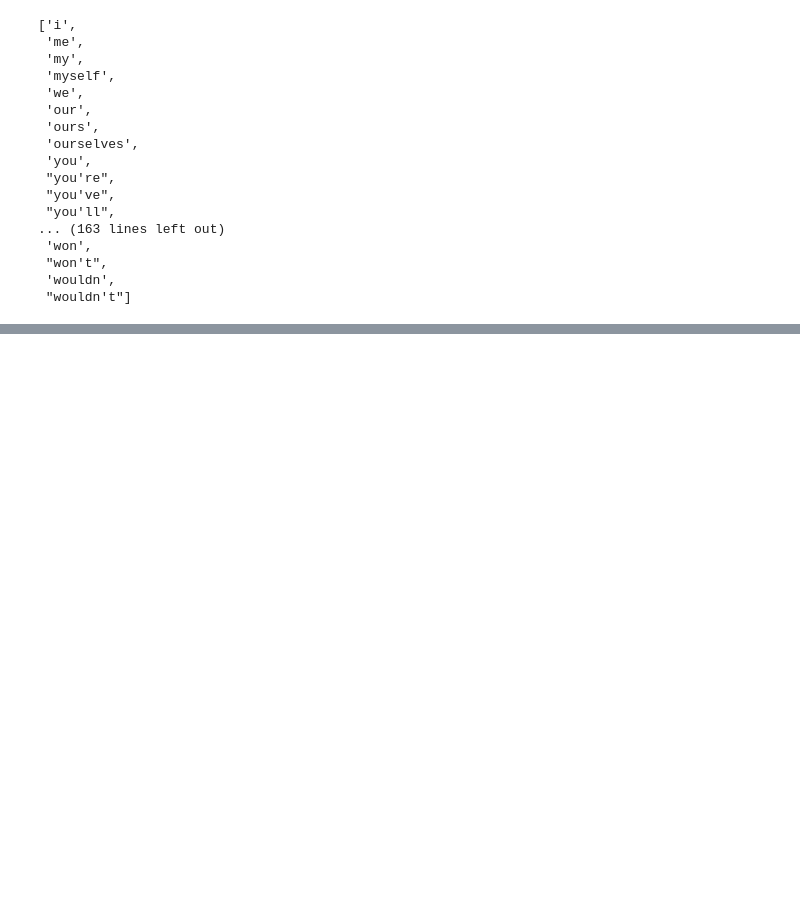
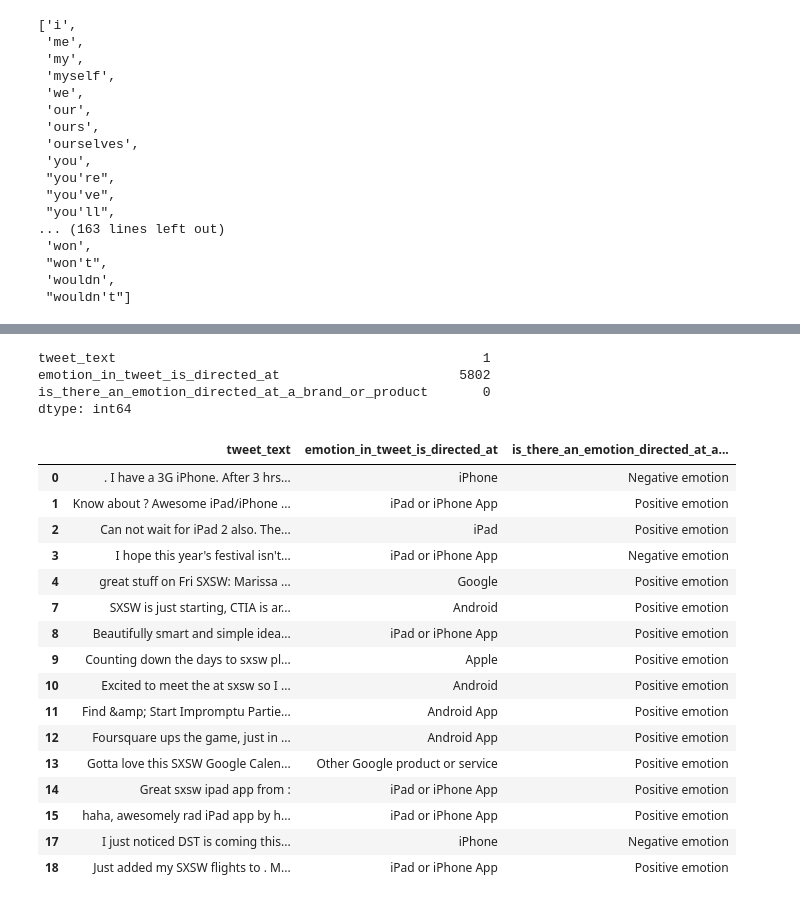
Before and after one commit to davidrtorres/Model-4-Brooklyn-Real-Estate-Investment, a Jupyter notebook: NLP/nlp_model_4-Copy1.ipynb, the cells around one changed output, grey strips where cells are left out. Saved outputs shown, nothing was run; the diff lists cells and outputs as text; code cells hidden in the pictures; blank space fills up the shorter version.

```diff
--- a/NLP/nlp_model_4-Copy1.ipynb
+++ b/NLP/nlp_model_4-Copy1.ipynb
@@ -846,3 +868,5 @@ stopwords_list
  "won't",
  'wouldn',
  "wouldn't"]
+# %%
+df_1 = df.copy()
@@ -848,0 +882,50 @@ stopwords_list
+# %%
+df_1.isna().sum()
+# %% [output]
+tweet_text                                               1
+emotion_in_tweet_is_directed_at                       5802
+is_there_an_emotion_directed_at_a_brand_or_product       0
+dtype: int64
+# %%
+df_1.dropna(inplace=True)
+# %%
+"""
+create function to clean text
+removal of words and symbols
+substitue out whatever pattern we find for empty string
++ is for 1 or more
+r tells python that pattern is a raw string
+once we find pattern substitue for empty string
+?-may ormay not have s
+"""
+def cleantxt(text):
+    text = re.sub(r'@[A-Za-z0-9]+', '',text)  #removes @ mentions
+    text = re.sub(r'#', '',text) #get rid of hashtags or number signs
+    text = re.sub(r'RT[\s]+', '',text) #get rid of RT from text, RTs followed by 1 or more white spaces
+    text = re.sub(r'https?:\/\/\S+', '',text) #get rid of hyperlink, check if followed by 1 or more white spaces
+
+    return text
+# %%
+#cleaning the text
+df_1['tweet_text'] = df_1['tweet_text'].apply(cleantxt)
+# %%
+#show text
+df_1.head(16)
+# %% [output]
+|  | tweet_text | emotion_in_tweet_is_directed_at | is_there_an_emotion_directed_at_a... |
+| 0 | . I have a 3G iPhone. After 3 hrs... | iPhone | Negative emotion |
+| 1 | Know about ? Awesome iPad/iPhone ... | iPad or iPhone App | Positive emotion |
+| 2 | Can not wait for iPad 2 also. The... | iPad | Positive emotion |
+| 3 | I hope this year's festival isn't... | iPad or iPhone App | Negative emotion |
+| 4 | great stuff on Fri SXSW: Marissa ... | Google | Positive emotion |
+| 7 | SXSW is just starting, CTIA is ar... | Android | Positive emotion |
+| 8 | Beautifully smart and simple idea... | iPad or iPhone App | Positive emotion |
+| 9 | Counting down the days to sxsw pl... | Apple | Positive emotion |
+| 10 | Excited to meet the at sxsw so I ... | Android | Positive emotion |
+| 11 | Find &amp; Start Impromptu Partie... | Android App | Positive emotion |
+| 12 | Foursquare ups the game, just in ... | Android App | Positive emotion |
+| 13 | Gotta love this SXSW Google Calen... | Other Google product or service | Positive emotion |
+| 14 | Great sxsw ipad app from : | iPad or iPhone App | Positive emotion |
+| 15 | haha, awesomely rad iPad app by h... | iPad or iPhone App | Positive emotion |
+| 17 | I just noticed DST is coming this... | iPhone | Negative emotion |
+| 18 | Just added my SXSW flights to . M... | iPad or iPhone App | Positive emotion |
```
Also changed, not shown: parts of 9 cells of this notebook, 2 other files.
